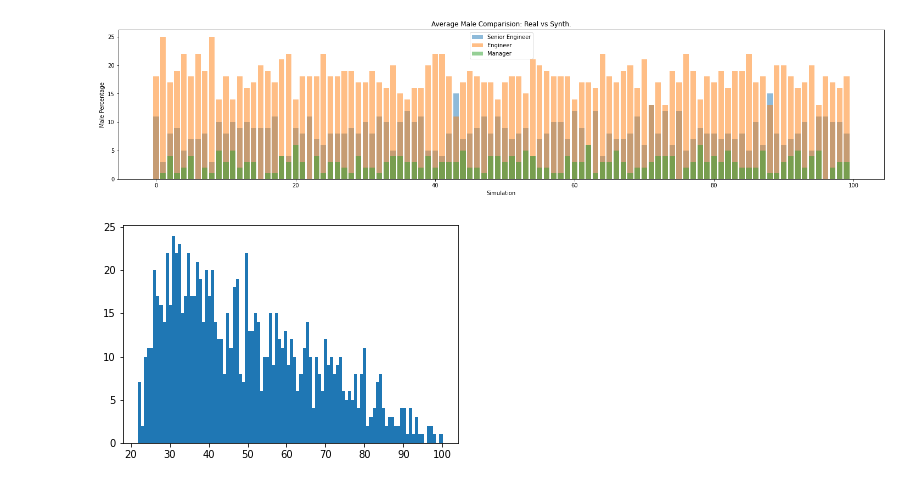
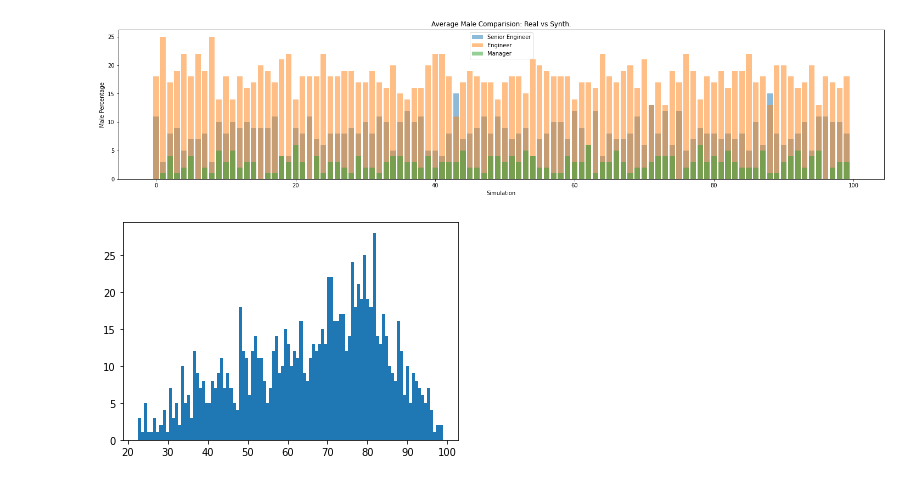
Before and after one commit to maheshmistry/ProgrammT, a Jupyter notebook: Base.ipynb, the cells around one changed output. Cells and saved outputs as stored; diff of their text form; code cells hidden in the pictures.

```diff
--- a/Base.ipynb
+++ b/Base.ipynb
@@ -209,6 +215,6 @@ plt.show()
 #       "\n\nRole Distribution:\n", company["Roles"].value_counts())
 # %%
 from random import triangular
-fig = plt.hist([triangular(20, 101, 30) for i in range(1000)], bins = 100)
+fig = plt.hist([triangular(20, 101, 80) for i in range(1000)], bins = 100)
 # %% [output]
-[figure, old version]
+[figure, new version]
```
Also changed, not shown: parts of 5 cells of this notebook.
